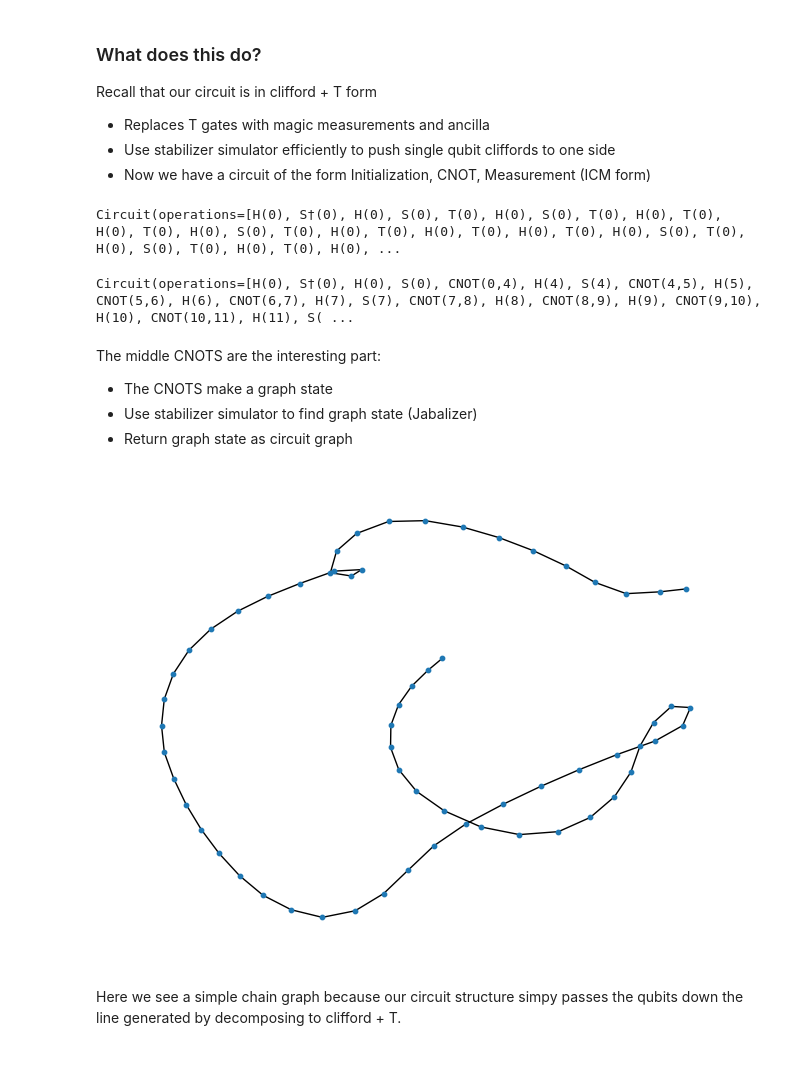
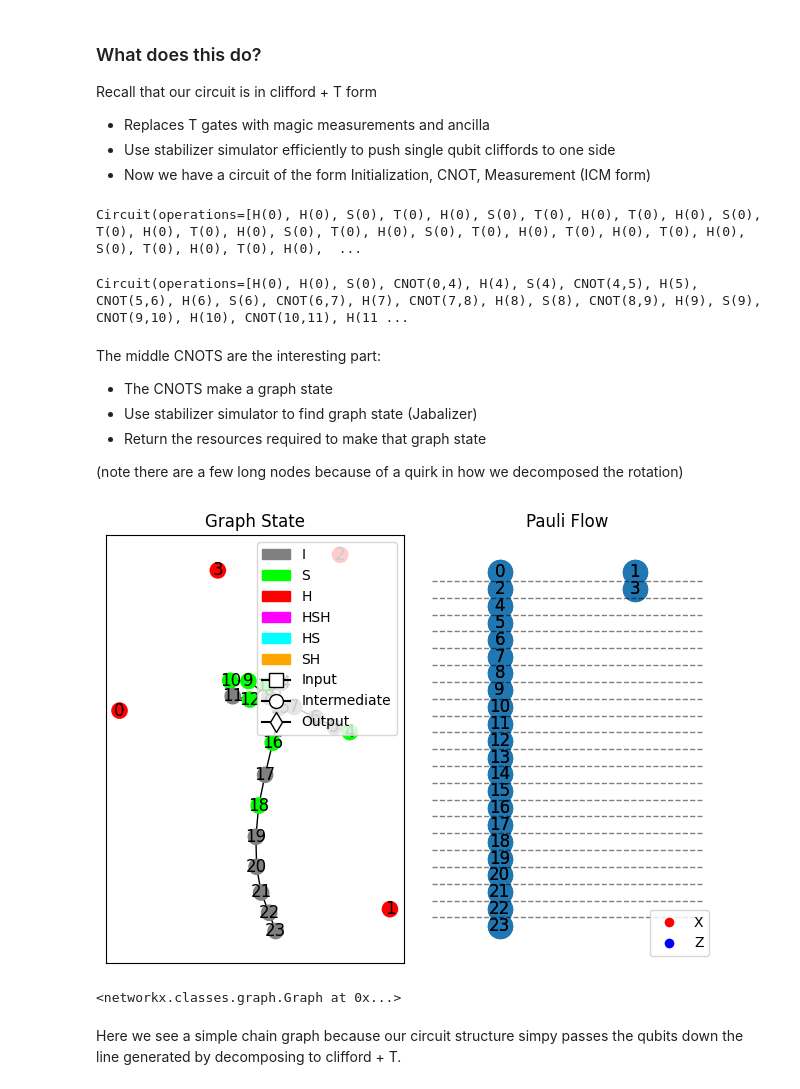
Before and after one commit to zapatacomputing/benchq, a Jupyter notebook: examples/toy_problem_demo.ipynb, the cells around one changed output. Drawn from its saved outputs; the diff is of its cells as text; code cells hidden in the pictures; blank space fills up the shorter version.

Commit message:
fix: graph estimator tests pass

```diff
--- a/examples/toy_problem_demo.ipynb
+++ b/examples/toy_problem_demo.ipynb
@@ -50,7 +52,7 @@ architecture_model = BASIC_SC_ARCHITECTURE_MODEL
 Next, transpile into Clifford + T.
 # %%
 clifford_t_circuit = pyliqtr_transpile_to_clifford_t(
-    demo_circuit, circuit_precision=1e-6
+    demo_circuit, circuit_precision=1e-1
 )
 print(clifford_t_circuit)
 # %% [output]
@@ -76,0 +102,9 @@ update_tableau:         current_inverse_tableau:   0.000047 seconds (3 allocatio
+# %%
+from benchq.compilation.graph_states import jl
+from benchq.visualization_tools.plot_graph_state import plot_graph_state
+
+asg, pauli_tracker, _ = jl.get_rbs_graph_state_data(clifford_t_circuit, verhose=verbose, optimization=optimization)
+asg = jl.python_asg(asg)
+pauli_tracker = jl.python_pauli_tracker(pauli_tracker)
+
+plot_graph_state(asg, pauli_tracker)
@@ -188,24 +234,34 @@ Recall that our circuit is in clifford + T form
 # %%
 print(clifford_t_circuit)
 # %% [output]
-Circuit(operations=[H(0), S†(0), H(0), S(0), T(0), H(0), S(0), T(0), H(0), T(0), H(0), T(0), H(0), S(0), T(0), H(0), T(0), H(0), T(0), H(0), T(0), H(0), S(0), T(0), H(0), S(0), T(0), H(0), T(0), H(0), ...
+Circuit(operations=[H(0), H(0), S(0), T(0), H(0), S(0), T(0), H(0), T(0), H(0), S(0), T(0), H(0), T(0), H(0), S(0), T(0), H(0), S(0), T(0), H(0), T(0), H(0), T(0), H(0), S(0), T(0), H(0), T(0), H(0),  ...
 # %%
 import data.get_icm as icm
 
 circuit_after_icm = icm.get_icm(clifford_t_circuit)
 print(circuit_after_icm)
 # %% [output]
-Circuit(operations=[H(0), S†(0), H(0), S(0), CNOT(0,4), H(4), S(4), CNOT(4,5), H(5), CNOT(5,6), H(6), CNOT(6,7), H(7), S(7), CNOT(7,8), H(8), CNOT(8,9), H(9), CNOT(9,10), H(10), CNOT(10,11), H(11), S( ...
+Circuit(operations=[H(0), H(0), S(0), CNOT(0,4), H(4), S(4), CNOT(4,5), H(5), CNOT(5,6), H(6), S(6), CNOT(6,7), H(7), CNOT(7,8), H(8), S(8), CNOT(8,9), H(9), S(9), CNOT(9,10), H(10), CNOT(10,11), H(11 ...
 # %% [markdown]
 The middle CNOTS are the interesting part:
 
 - The CNOTS make a graph state
 - Use stabilizer simulator to find graph state (Jabalizer)
-- Return graph state as circuit graph
+- Return the resources required to make that graph state
+
+(note there are a few long nodes because of a quirk in how we decomposed the rotation)
-# %%
-nx.draw(circuit_graph, node_size=10)
-# %% [output]
-[figure, removed]
+# %%
+from benchq.compilation.graph_states import jl
+from benchq.visualization_tools.plot_graph_state import plot_graph_state
+
+asg, _, __ = jl.get_rbs_graph_state_data(clifford_t_circuit, takes_graph_input=False, gives_graph_output=False, verbose=False)
+asg = jl.python_asg(asg)
+asg["edge_data"]]
+
+plot_graph_state(asg, pauli_tracker)
+# %% [output]
+[figure, added]
+<networkx.classes.graph.Graph at 0x...>
 # %% [markdown]
 Here we see a simple chain graph because our circuit structure simpy passes the qubits down the line generated by decomposing to clifford + T.
 # %% [markdown]
```
Also changed, not shown: parts of 14 cells of this notebook, 52 other files.
